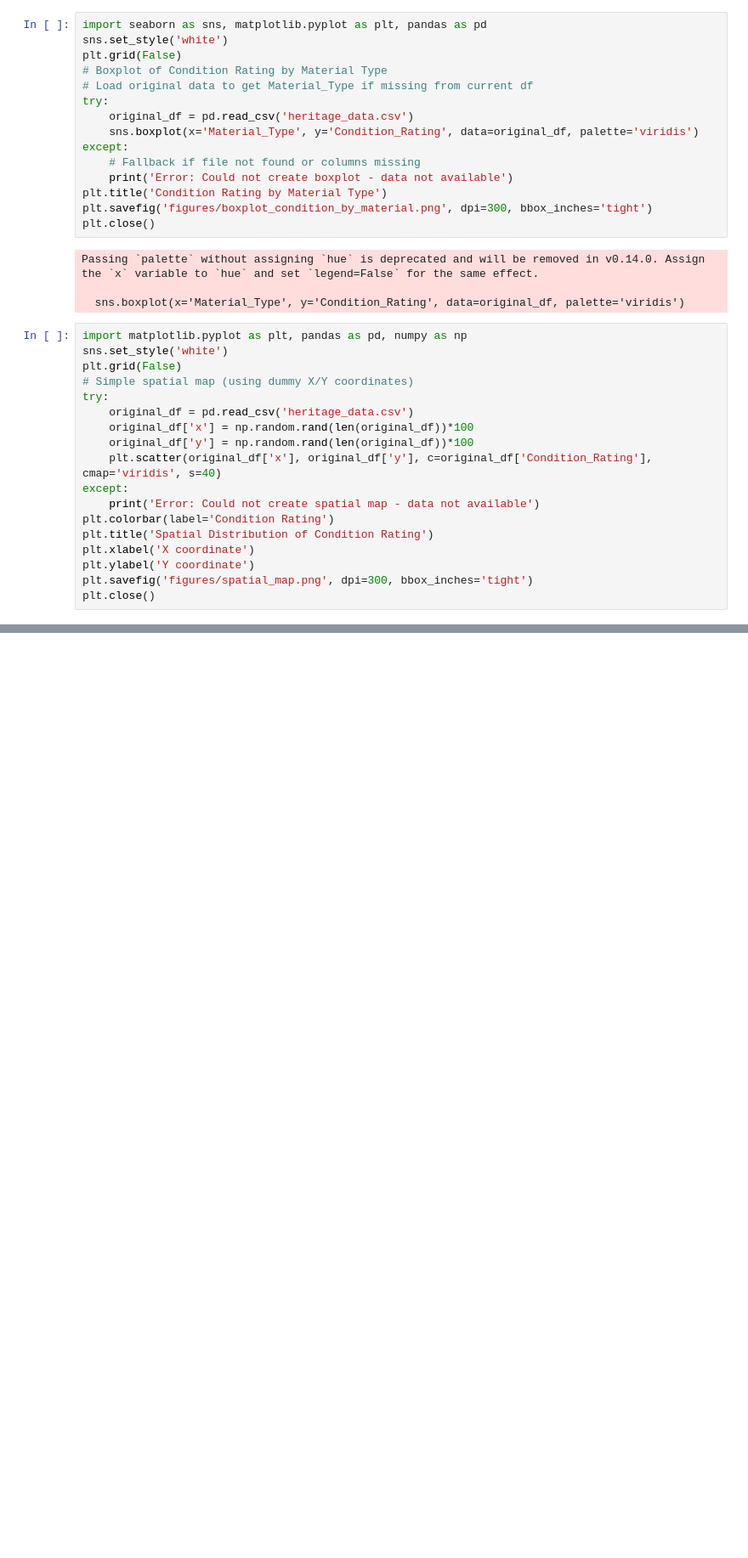
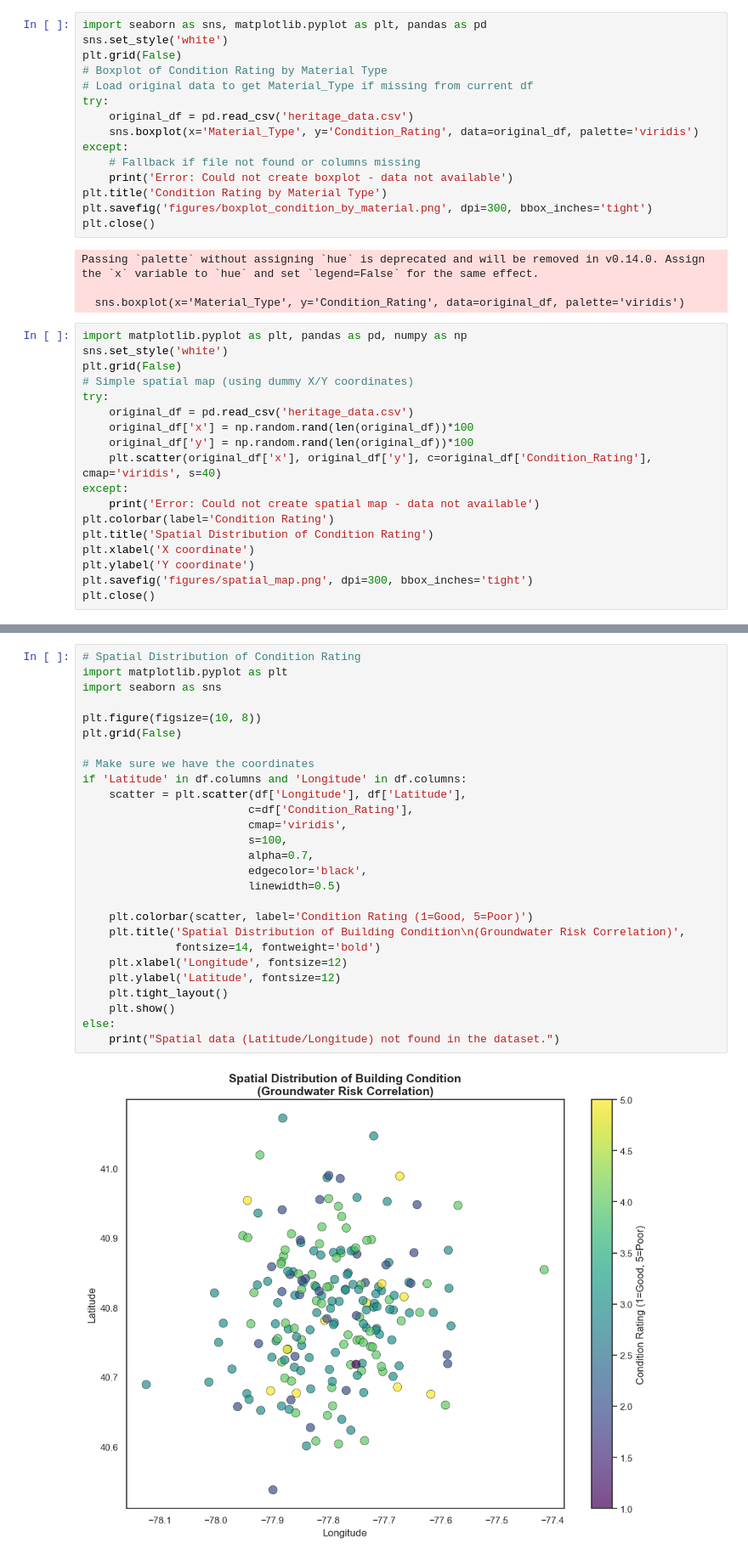
Before and after one commit to rkn2/practicePointFeatureImp, a Jupyter notebook: 04_visualization.ipynb, the cells around one changed output, grey strips where cells are left out. Shown at 85% size. Saved outputs shown, nothing was run; the diff lists cells and outputs as text; blank space fills up the shorter version.

```diff
--- a/04_visualization.ipynb
+++ b/04_visualization.ipynb
@@ -502,0 +506,29 @@ plt.close()
+# %%
+# Spatial Distribution of Condition Rating
+import matplotlib.pyplot as plt
+import seaborn as sns
+
+plt.figure(figsize=(10, 8))
+plt.grid(False)
+
+# Make sure we have the coordinates
+if 'Latitude' in df.columns and 'Longitude' in df.columns:
+    scatter = plt.scatter(df['Longitude'], df['Latitude'],
+                         c=df['Condition_Rating'],
+                         cmap='viridis',
+                         s=100,
+                         alpha=0.7,
+                         edgecolor='black',
+                         linewidth=0.5)
+
+    plt.colorbar(scatter, label='Condition Rating (1=Good, 5=Poor)')
+    plt.title('Spatial Distribution of Building Condition\n(Groundwater Risk Correlation)',
+              fontsize=14, fontweight='bold')
+    plt.xlabel('Longitude', fontsize=12)
+    plt.ylabel('Latitude', fontsize=12)
+    plt.tight_layout()
+    plt.show()
+else:
+    print("Spatial data (Latitude/Longitude) not found in the dataset.")
+# %% [output]
+[figure, added]
```
Also changed, not shown: parts of 2 cells of this notebook, 21 other files.
